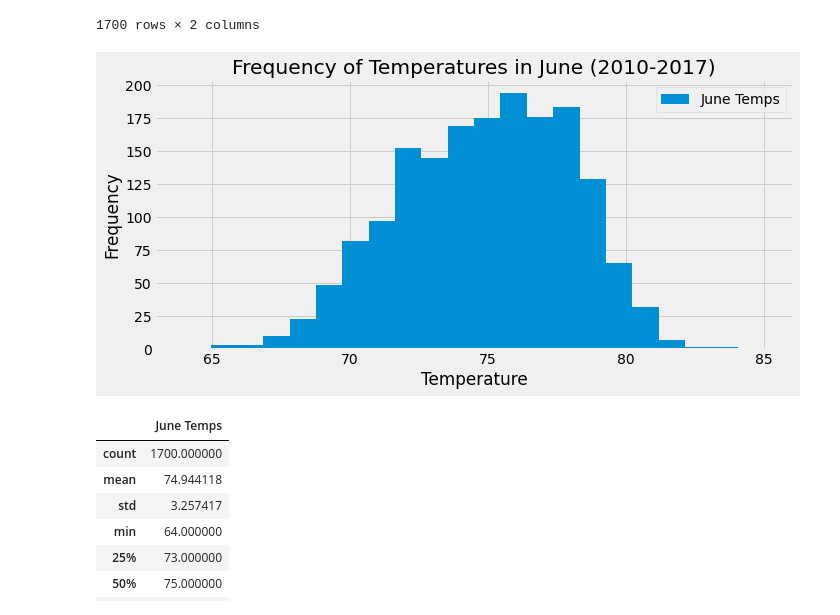
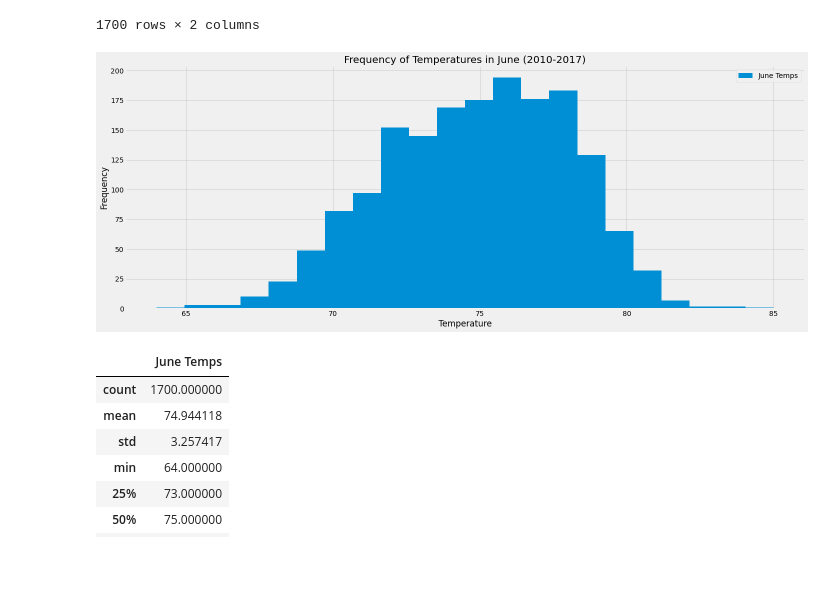
Before and after one commit to boborodono/Surfs_Up, a Jupyter notebook: SurfsUp_Challenge.ipynb, the cells around one changed output. Drawn from its saved outputs; the diff is of its cells as text; code cells hidden in the pictures; blank space fills up the shorter version.

```diff
--- a/SurfsUp_Challenge.ipynb
+++ b/SurfsUp_Challenge.ipynb
@@ -91,13 +91,13 @@ june_df
 | 2017-06-30 | 2017-06-30 | 75.0 |
 1700 rows × 2 columns
 # %%
-june_df.plot.hist(bins=22, title="Frequency of Temperatures in June (2010-2017)", figsize=(10,5))
+june_df.plot.hist(bins=22, title="Frequency of Temperatures in June (2010-2017)", figsize=(20,8))
 plt.xlabel("Temperature")
 plt.tight_layout()
 plt.savefig("june_temp_frequency.png")
 plt.show()
 # %% [output]
-[figure, old version]
+[figure, new version]
 # %%
 # 5. Calculate and print out the summary statistics for the June temperature DataFrame.
 june_df.describe()
```
Also changed, not shown: parts of 8 cells of this notebook, 4 other files.
